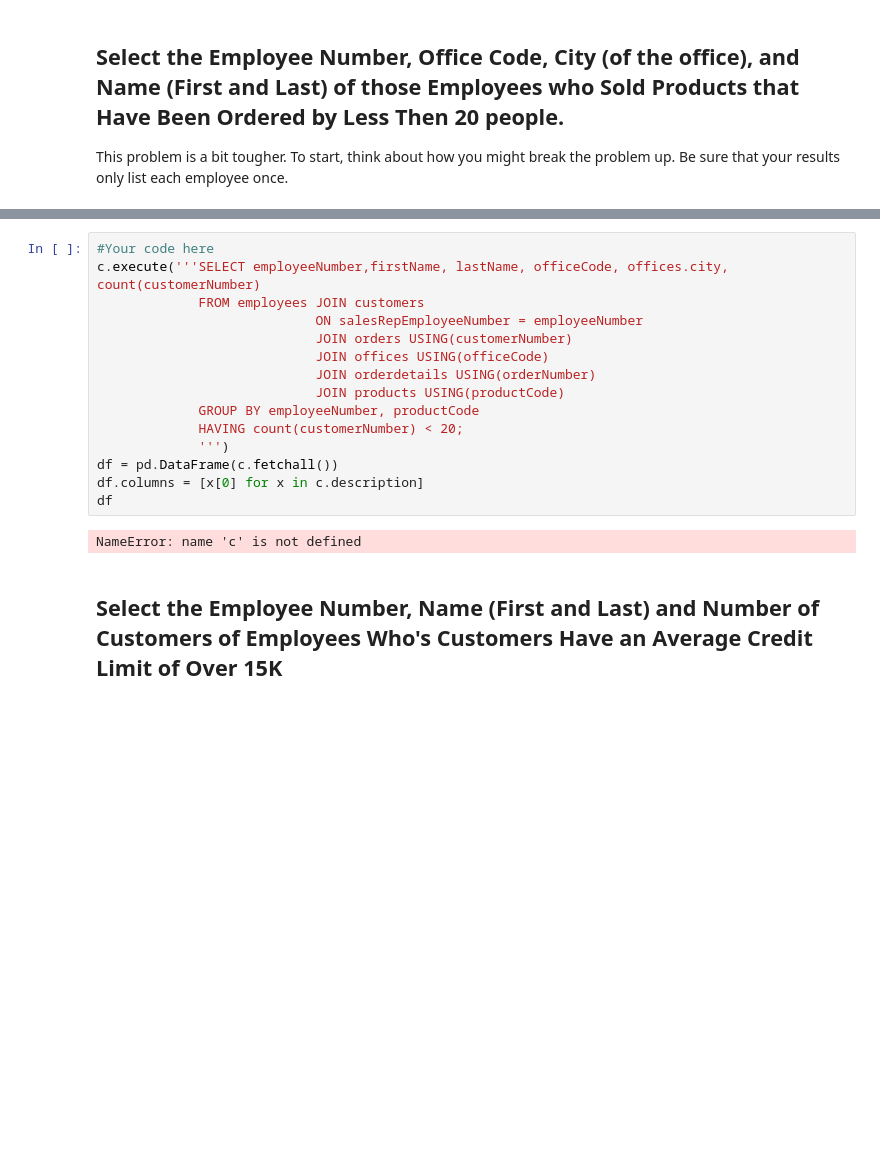
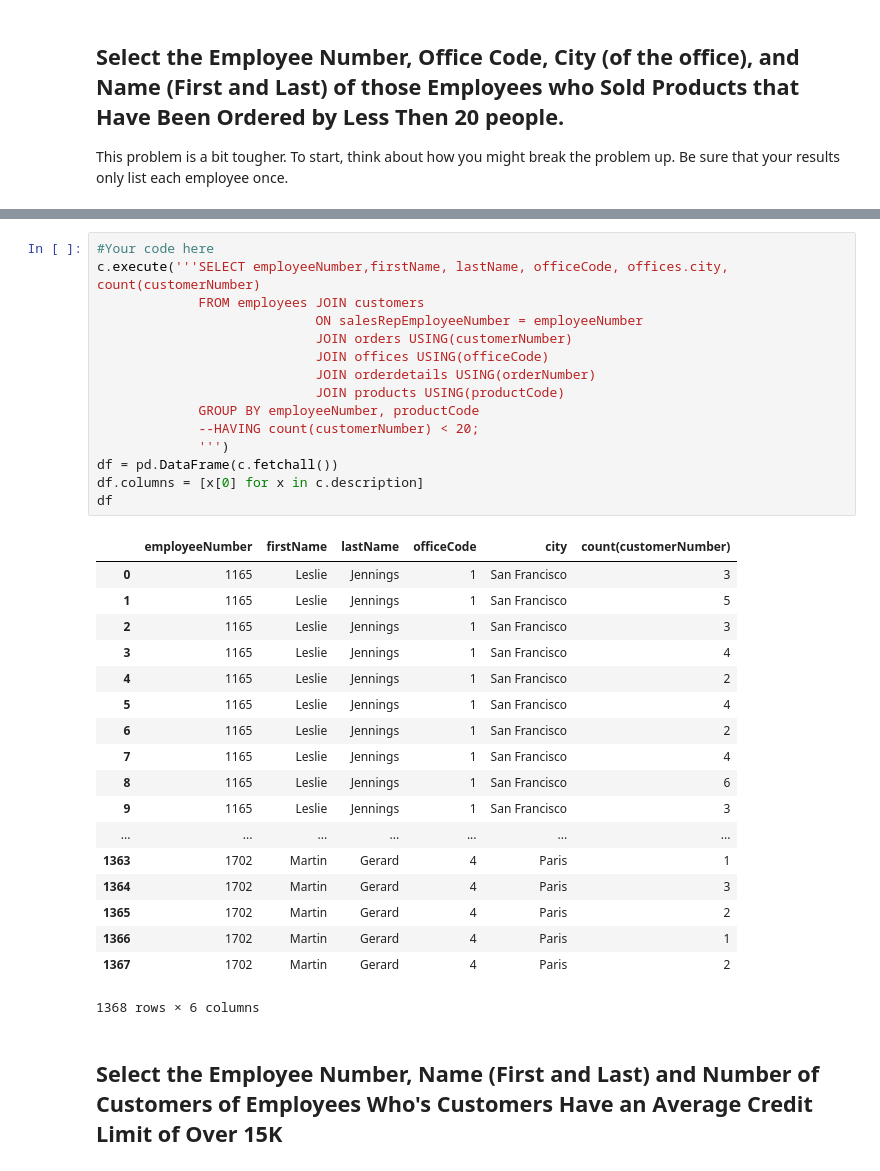
Before and after one commit to MaiaNgo/dsc-sql-subqueries-lab-atlanta-ds-062419, a Jupyter notebook: index.ipynb, the cells around one changed output, grey strips where cells are left out. Saved outputs shown, nothing was run; the diff lists cells and outputs as text; blank space fills up the shorter version.

```diff
--- a/index.ipynb
+++ b/index.ipynb
@@ -142,20 +142,37 @@ This problem is a bit tougher. To start, think about how you might break the pro
 # %%
 #Your code here
 c.execute('''SELECT employeeNumber,firstName, lastName, officeCode, offices.city, count(customerNumber)
              FROM employees JOIN customers
                             ON salesRepEmployeeNumber = employeeNumber
                             JOIN orders USING(customerNumber)
                             JOIN offices USING(officeCode)
                             JOIN orderdetails USING(orderNumber)
                             JOIN products USING(productCode)
              GROUP BY employeeNumber, productCode
-             HAVING count(customerNumber) < 20;
+             --HAVING count(customerNumber) < 20;
              ''')
 df = pd.DataFrame(c.fetchall())
 df.columns = [x[0] for x in c.description]
 df
 # %% [output]
+|  | employeeNumber | firstName | lastName | officeCode | city | count(customerNumber) |
+| 0 | 1165 | Leslie | Jennings | 1 | San Francisco | 3 |
+| 1 | 1165 | Leslie | Jennings | 1 | San Francisco | 5 |
+| 2 | 1165 | Leslie | Jennings | 1 | San Francisco | 3 |
+| 3 | 1165 | Leslie | Jennings | 1 | San Francisco | 4 |
+| 4 | 1165 | Leslie | Jennings | 1 | San Francisco | 2 |
+| 5 | 1165 | Leslie | Jennings | 1 | San Francisco | 4 |
+| 6 | 1165 | Leslie | Jennings | 1 | San Francisco | 2 |
+| 7 | 1165 | Leslie | Jennings | 1 | San Francisco | 4 |
+| 8 | 1165 | Leslie | Jennings | 1 | San Francisco | 6 |
+| 9 | 1165 | Leslie | Jennings | 1 | San Francisco | 3 |
+| ... | ... | ... | ... | ... | ... | ... |
+| 1363 | 1702 | Martin | Gerard | 4 | Paris | 1 |
+| 1364 | 1702 | Martin | Gerard | 4 | Paris | 3 |
+| 1365 | 1702 | Martin | Gerard | 4 | Paris | 2 |
+| 1366 | 1702 | Martin | Gerard | 4 | Paris | 1 |
+| 1367 | 1702 | Martin | Gerard | 4 | Paris | 2 |
-NameError: name 'c' is not defined
+1368 rows × 6 columns
 # %% [markdown]
 ## Select the Employee Number, Name (First and Last) and Number of Customers of Employees Who's Customers Have an Average Credit Limit of Over 15K
 # %%
```
